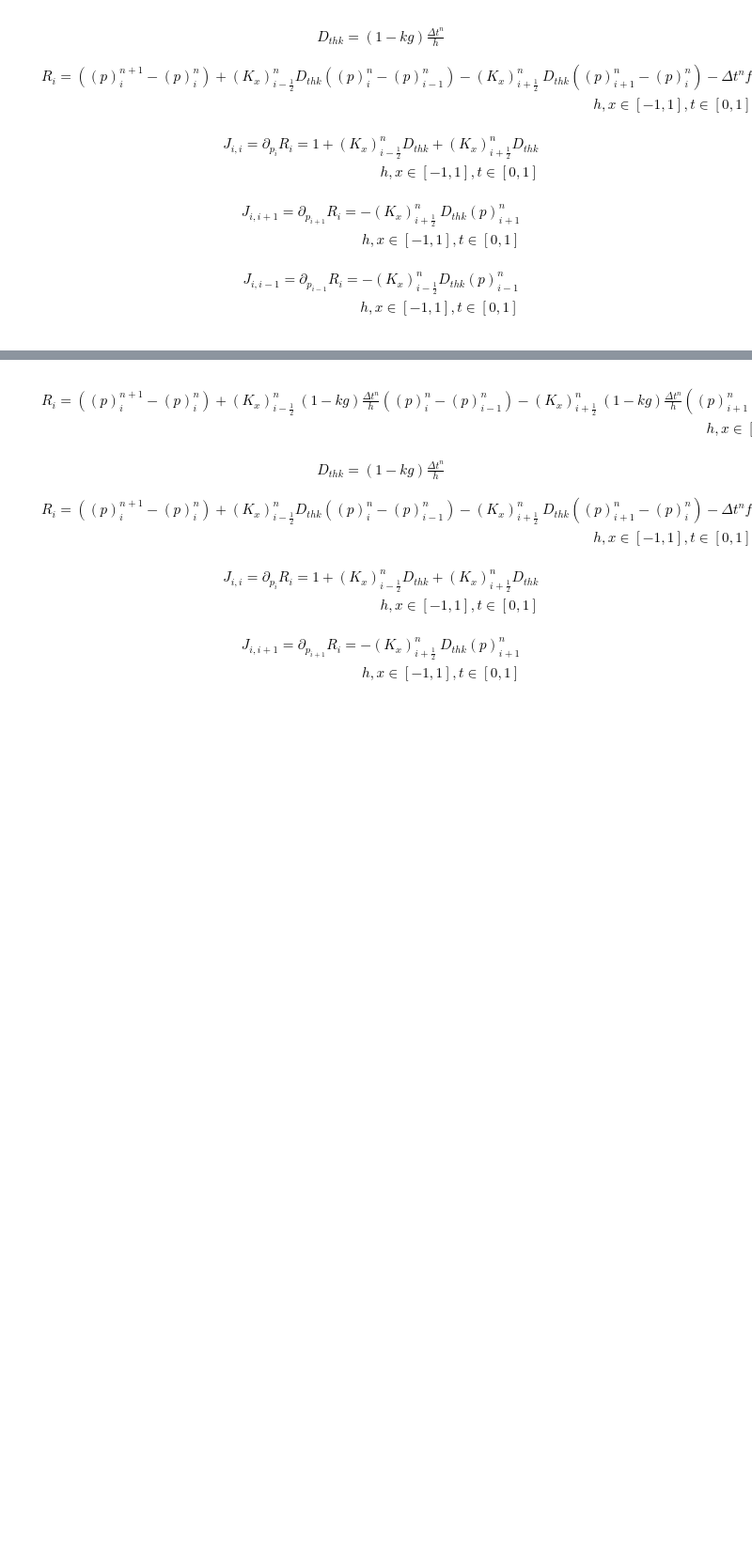
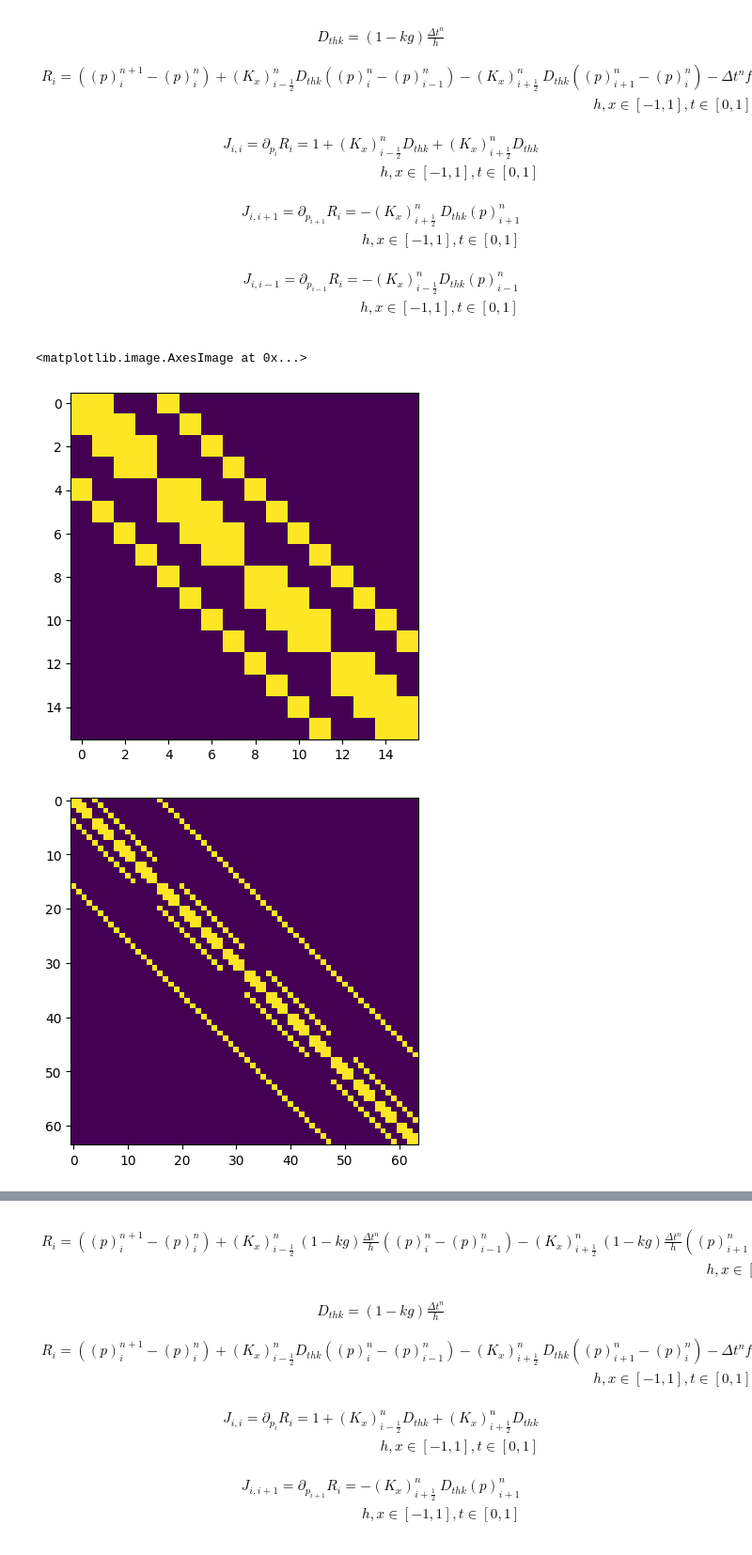
Before and after one commit to grmc1999/GP_PDE_NonLinSolver, a Jupyter notebook: notebooks/1phase_darcy.ipynb, the cells around one changed output, grey strips where cells are left out. Shown at 94% size. Saved outputs shown, nothing was run; the diff lists cells and outputs as text; code cells hidden in the pictures; blank space fills up the shorter version.

```diff
--- a/notebooks/1phase_darcy.ipynb
+++ b/notebooks/1phase_darcy.ipynb
@@ -177,34 +169,51 @@ def get_neig(T,row, col):
         neighbors.append(T[row + 1, col])
     if col > 0: # Left
         neighbors.append(T[row, col - 1])
     if col < T.shape[1] - 1: # Right
         neighbors.append(T[row, col + 1])
     return onp.array(neighbors)
 
 def get_neig_3D(T,row, col, h):
     neighbors = []
     neighbors.append(T[row, col, h])
     if row > 0: # Up
         neighbors.append(T[row - 1, col,h])
     if row < T.shape[0] - 1: # Down
         neighbors.append(T[row + 1, col,h])
     if col > 0: # Left
         neighbors.append(T[row, col - 1,h])
     if col < T.shape[1] - 1: # Right
         neighbors.append(T[row, col + 1,h])
     if h > 0: # Left
         neighbors.append(T[row, col,h - 1])
     if h < T.shape[2] - 1: # Right
         neighbors.append(T[row, col,h + 1])
     return onp.array(neighbors)
 
-T=onp.arange(5*5).reshape(5,5)
+size=4
+
+T=onp.arange(size*size).reshape(size,size)
 adjs=list(map(lambda ij:get_neig(T,*ij[::-1]),
-         onp.stack(onp.meshgrid(onp.arange(5),onp.arange(5)),axis=-1).reshape(-1,2)
+         onp.stack(onp.meshgrid(onp.arange(size),onp.arange(size)),axis=-1).reshape(-1,2)
          ))
 
+M=onp.zeros((size**2,size**2))
+for adj,mc in zip(adjs,M):
+    mc[adj]=1
 
-T=onp.arange(5**3).reshape(5,5,5)
+plt.imshow(M)
+
+T=onp.arange(size**3).reshape(size,size,size)
 adjs=list(map(lambda ij:get_neig_3D(T,*ij[[1,0,2]]),
-         onp.stack(onp.meshgrid(onp.arange(5),onp.arange(5),onp.arange(5)),axis=-1).reshape(-1,3)
+         onp.stack(onp.meshgrid(onp.arange(size),onp.arange(size),onp.arange(size)),axis=-1).reshape(-1,3)
          ))
+M=onp.zeros((size**3,size**3))
+for adj,mc in zip(adjs,M):
+    mc[adj]=1
+
+plt.figure()
+plt.imshow(M)
+# %% [output]
+<matplotlib.image.AxesImage at 0x...>
+[figure, added]
+[figure, added]
```
Also changed, not shown: parts of 6 cells of this notebook.
